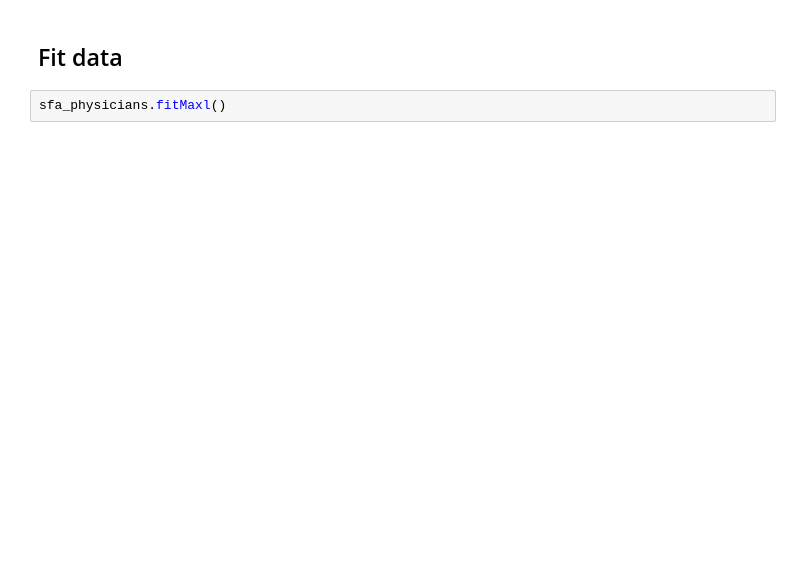
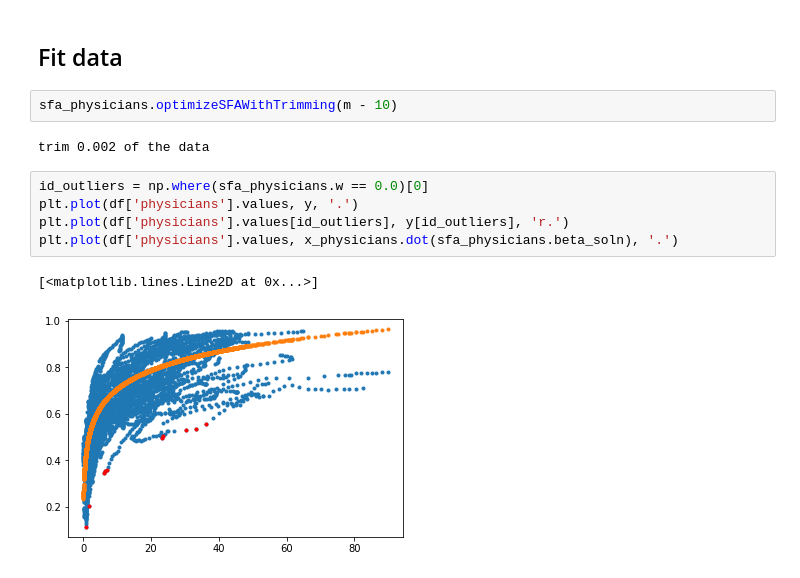
Before and after one commit to UW-AMO/StochasticFrontier, a Jupyter notebook: example/example_uhc.ipynb, the cells around one changed output. Cells and saved outputs as stored; diff of their text form; blank space fills up the shorter version.

Commit message:
test and fix: test and fix trimming

```diff
--- a/example/example_uhc.ipynb
+++ b/example/example_uhc.ipynb
@@ -26,4 +44,14 @@ sfa_nurses.y = df['uhc'].values
 # %% [markdown]
 ## Fit data
-# %%
-sfa_physicians.fitMaxl()
+# %%
+sfa_physicians.optimizeSFAWithTrimming(m - 10)
+# %% [output]
+trim 0.002 of the data
+# %%
+id_outliers = np.where(sfa_physicians.w == 0.0)[0]
+plt.plot(df['physicians'].values, y, '.')
+plt.plot(df['physicians'].values[id_outliers], y[id_outliers], 'r.')
+plt.plot(df['physicians'].values, x_physicians.dot(sfa_physicians.beta_soln), '.')
+# %% [output]
+[<matplotlib.lines.Line2D at 0x...>]
+[figure, added]
```
Also changed, not shown: parts of 9 cells of this notebook, 1 other file.
